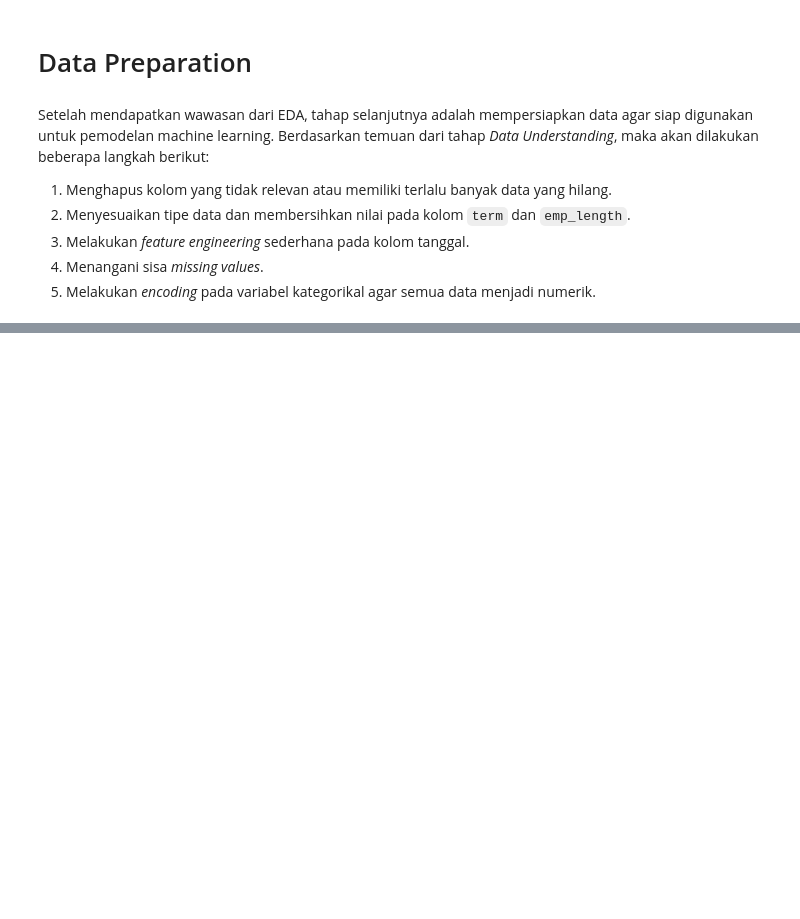
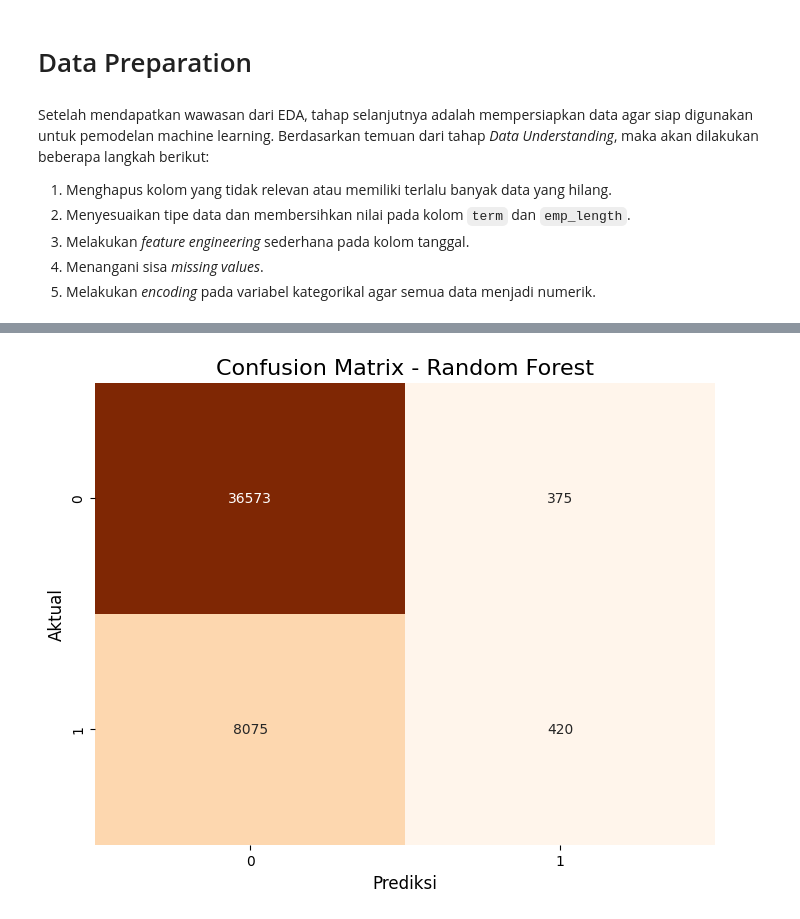
Before and after one commit to nshamid/final_task_1_PBI_rakamin_DataScientist_ID-X_Partners, a Jupyter notebook: final_task_nabilah_shamid.ipynb, the cells around one changed output, grey strips where cells are left out. Cells and saved outputs as stored; diff of their text form; code cells hidden in the pictures; blank space fills up the shorter version.

```diff
--- a/final_task_nabilah_shamid.ipynb
+++ b/final_task_nabilah_shamid.ipynb
@@ -298,0 +472,6 @@ Jumlah kolom setelah penghapusan: 54
+# %%
+# Model 2: Random Forest Classifier
+rf_clf = RandomForestClassifier(random_state=42, n_estimators=100, n_jobs=-1) # n_jobs=-1 untuk menggunakan semua core CPU
+rf_clf.fit(X_train_scaled, y_train)
+
+print("Model Random Forest berhasil dilatih.")
@@ -298,0 +531,11 @@ Jumlah kolom setelah penghapusan: 54
+# %%
+# Evaluasi Model 2: Random Forest pada Test Set
+y_pred_rf = rf_clf.predict(X_test_scaled)
+y_proba_rf = rf_clf.predict_proba(X_test_scaled)[:, 1]
+
+print("\n--- HASIL EVALUASI: RANDOM FOREST (Test Set) ---")
+print(f"Accuracy: {accuracy_score(y_test, y_pred_rf):.4f}")
+print(f"Precision: {precision_score(y_test, y_pred_rf):.4f}")
+print(f"Recall: {recall_score(y_test, y_pred_rf):.4f}")
+print(f"ROC-AUC Score: {roc_auc_score(y_test, y_proba_rf):.4f}")
+print("\nLaporan Klasifikasi:\n", classification_report(y_test, y_pred_rf))
@@ -298,0 +558,11 @@ Jumlah kolom setelah penghapusan: 54
+# %%
+# Confusion Matrix untuk Random Forest
+plt.figure(figsize=(8, 6))
+cm_rf = confusion_matrix(y_test, y_pred_rf)
+sns.heatmap(cm_rf, annot=True, fmt='d', cmap='Oranges', cbar=False)
+plt.title('Confusion Matrix - Random Forest', fontsize=16)
+plt.xlabel('Prediksi', fontsize=12)
+plt.ylabel('Aktual', fontsize=12)
+plt.show()
+# %% [output]
+[figure, added]
```
Also changed, not shown: parts of 21 cells of this notebook.
